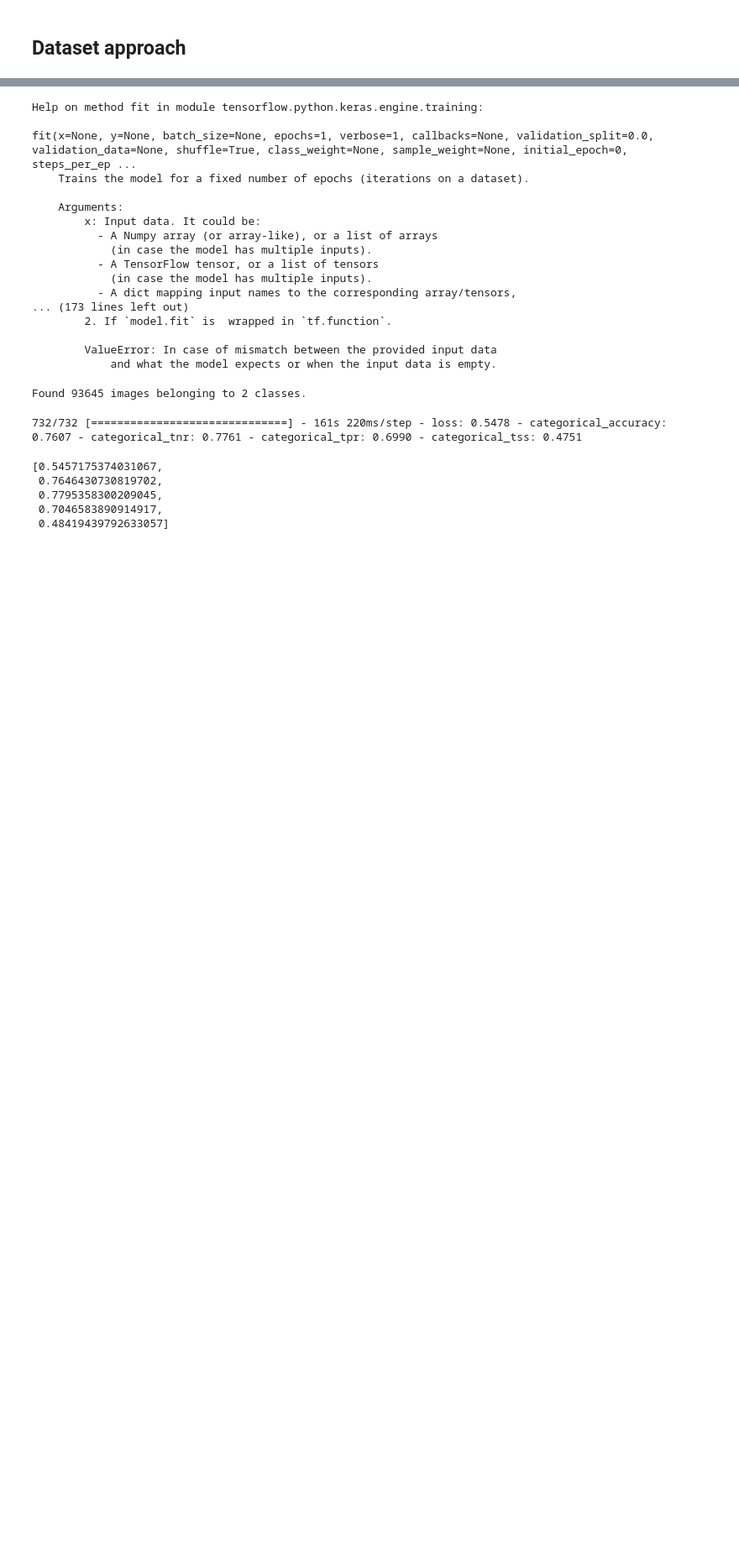
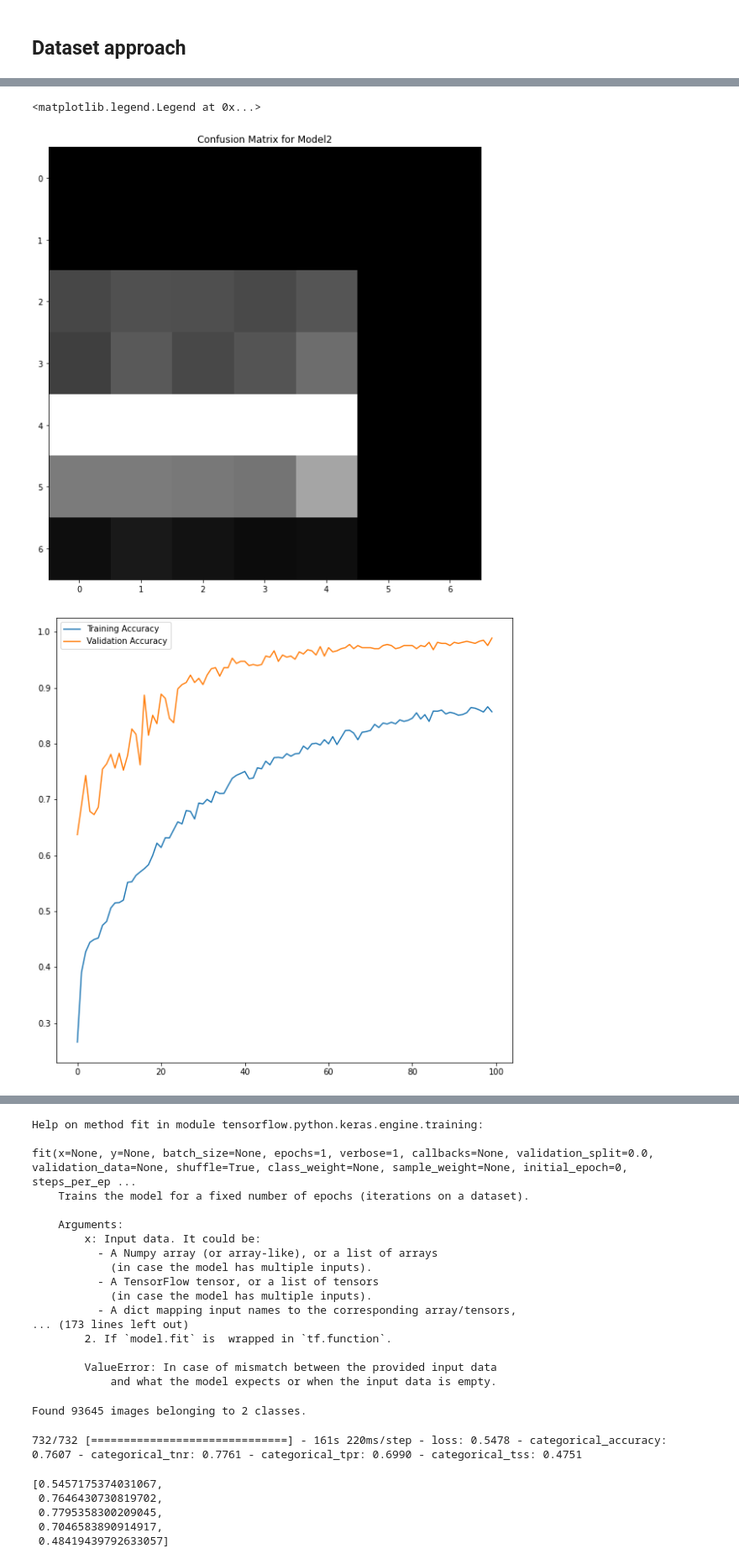
Before and after one commit to zwinkler/Automated-BCS, a Jupyter notebook: Automatic_BCS_CNN.ipynb, the cells around one changed output, grey strips where cells are left out. Shown at 84% size. Drawn from its saved outputs; the diff is of its cells as text; code cells hidden in the pictures; blank space fills up the shorter version.

```diff
--- a/Automatic_BCS_CNN.ipynb
+++ b/Automatic_BCS_CNN.ipynb
@@ -84,7 +85,7 @@ new_output = Dense(256,activation='relu')(new_output)
 new_output = Dropout(0.5)(new_output)
 new_output = Dense(256,activation='relu')(new_output)
 new_output = Dropout(0.5)(new_output)
-new_output = Dense(2,activation='softmax')(new_output) # operate on that output with another dense layer
+new_output = Dense(5,activation='softmax')(new_output) # operate on that output with another dense layer
 model2= Model(inputs=model1.input,outputs=new_output) # define a new model with the new output
 # %%
 print_params(model2)
@@ -346,0 +394,53 @@ print(class_weights)
+# %%
+def normalize_Xtrain(X_train):
+    mn = []
+    mx = []
+    Xn_train = np.zeros(np.shape(X_train))
+    X_norm = np.zeros(np.shape(X_train))
+    for i in range(len(X_train[0, ::])):
+        mn.append(np.min(X_train[::, i]))
+        Xn_train[::, i] = X_train[::, i] - mn[i]
+    for i in range(len(X_train[0, ::])):
+        mx.append(np.max(Xn_train[::, i]))
+        if mx[i] == 0:
+            X_norm[::, i] = 0
+        if mx[i] != 0:
+            X_norm[::, i] = Xn_train[::, i]/mx[i]
+
+    return X_norm, mx, mn
+# %%
+# import tensorflow_docs as tfdocs
+# import tensorflow_docs.modeling
+# import tensorflow_docs.plots
+
+# plotter = tfdocs.plots.HistoryPlotter(metric = 'binary_crossentropy', smoothing_std=10)
+# plotter.plot(history)
+import sklearn.metrics
+
+Y_test_hat=model2.predict(test_generator)
+y_test_hat=Y_test_hat.argmax(axis=-1)
+y_test = [int(i) for i in y_test]
+
+
+con_matrix = sklearn.metrics.confusion_matrix(y_test,y_test_hat)
+acc=np.diag(con_matrix).sum().astype(float)/con_matrix.sum()
+
+print('The accuracy of the network model3 is: ', acc)
+
+min = np.min(con_matrix)
+max = np.max(con_matrix)
+temp_mat = con_matrix - min
+temp_mat = con_matrix/max
+
+plt.figure(figsize=(10,10))
+plt.imshow(normalize_Xtrain(con_matrix)[0], cmap='gray')
+plt.title('Confusion Matrix for Model2')
+
+
+
+print(history.history.keys())
+plt.figure(figsize=(10,10))
+plt.plot(np.arange(0, len(history.history['categorical_accuracy'])), history.history['categorical_accuracy'])
+plt.plot(np.arange(0, len(history.history['val_categorical_accuracy'])), history.history['val_categorical_accuracy'])
+plt.legend(('Training Accuracy', 'Validation Accuracy'))
+# %% [output]
@@ -347 +449,4 @@ print(class_weights)
+<matplotlib.legend.Legend at 0x...>
+[figure, added]
+[figure, added]
 # %%
```
Also changed, not shown: parts of 17 cells of this notebook, 2 other files.
